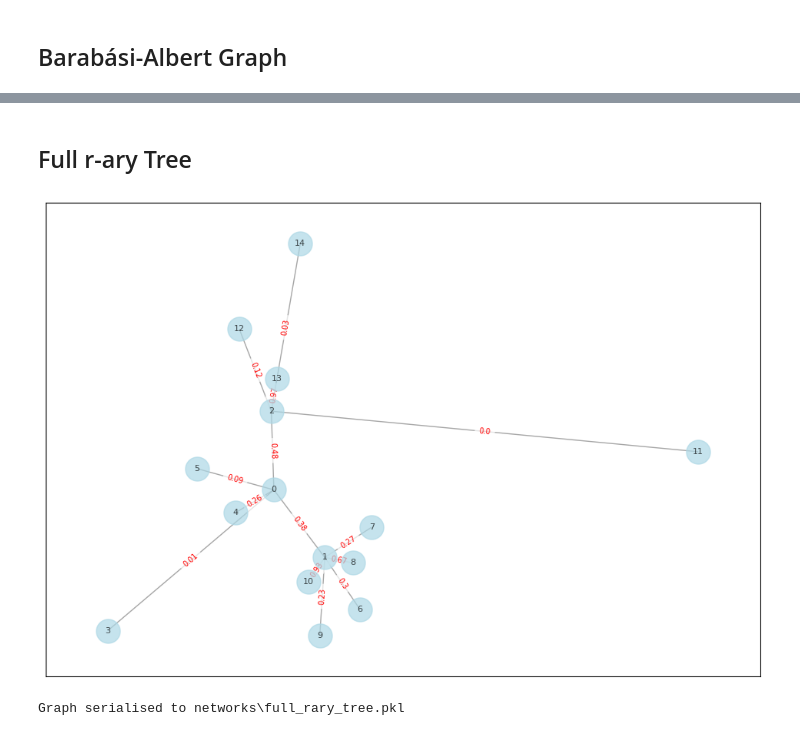
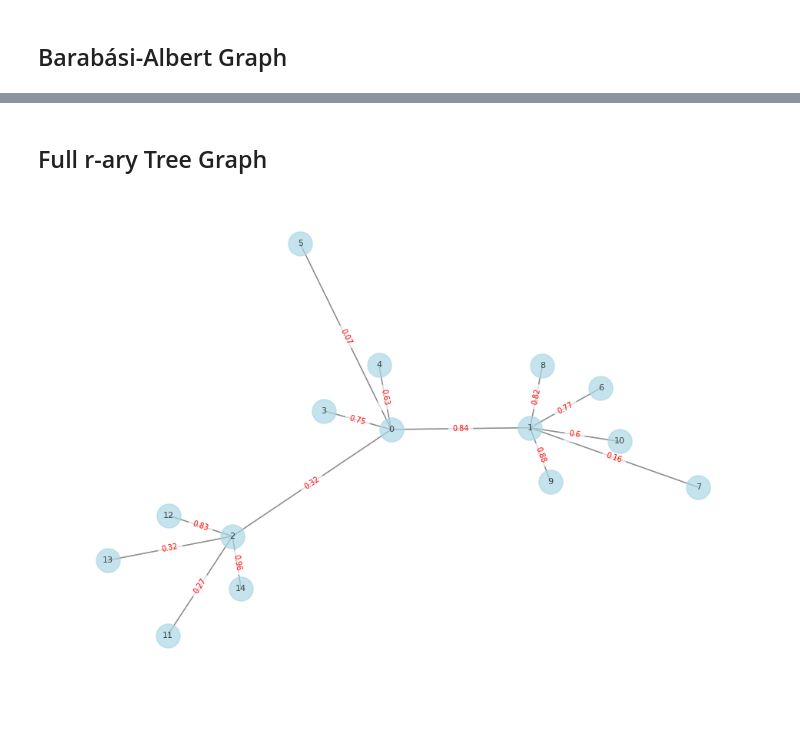
Before and after one commit to jacobhogarty/fairim-nu-cost, a Jupyter notebook: data/synthetic/visualisation.ipynb, the cells around one changed output, grey strips where cells are left out. Drawn from its saved outputs; the diff is of its cells as text; code cells hidden in the pictures.

```diff
--- a/data/synthetic/visualisation.ipynb
+++ b/data/synthetic/visualisation.ipynb
@@ -78,21 +79,19 @@ generator.visualise()
 # %% [markdown]
-## Full r-ary Tree
+## Full r-ary Tree Graph
 # %%
 class FullRaryTree(GraphGenerator):
     def generate_graph(self, r, n):
         """
         Generates a full r-ary tree of n nodes with r branching factor, with random weights
         """
         self.graph = nx.full_rary_tree(r, n)
 
         for u, v in self.graph.edges():
             self.graph[u][v]['weight'] = round(random.random(), 2)
 
 
 generator = FullRaryTree()
 generator.generate_graph(5, 15)
 generator.visualise()
-generator.serialise(path_to_networks, 'full_rary_tree')
 # %% [output]
-[figure, old version]
+[figure, new version]
-Graph serialised to networks\full_rary_tree.pkl
```
Also changed, not shown: parts of 6 cells of this notebook, 3 other files.
